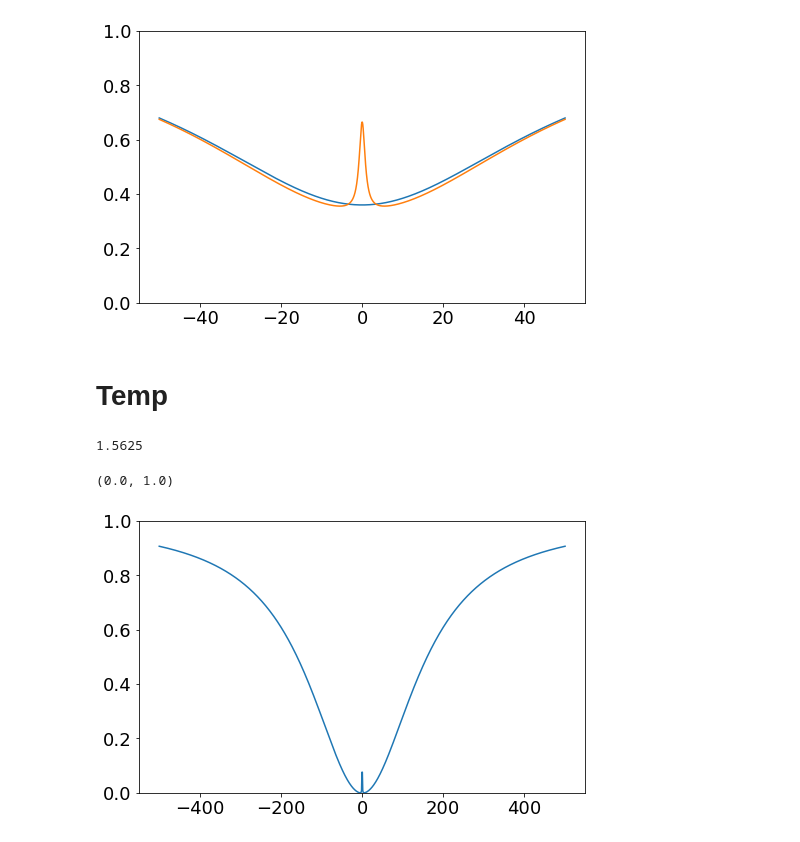
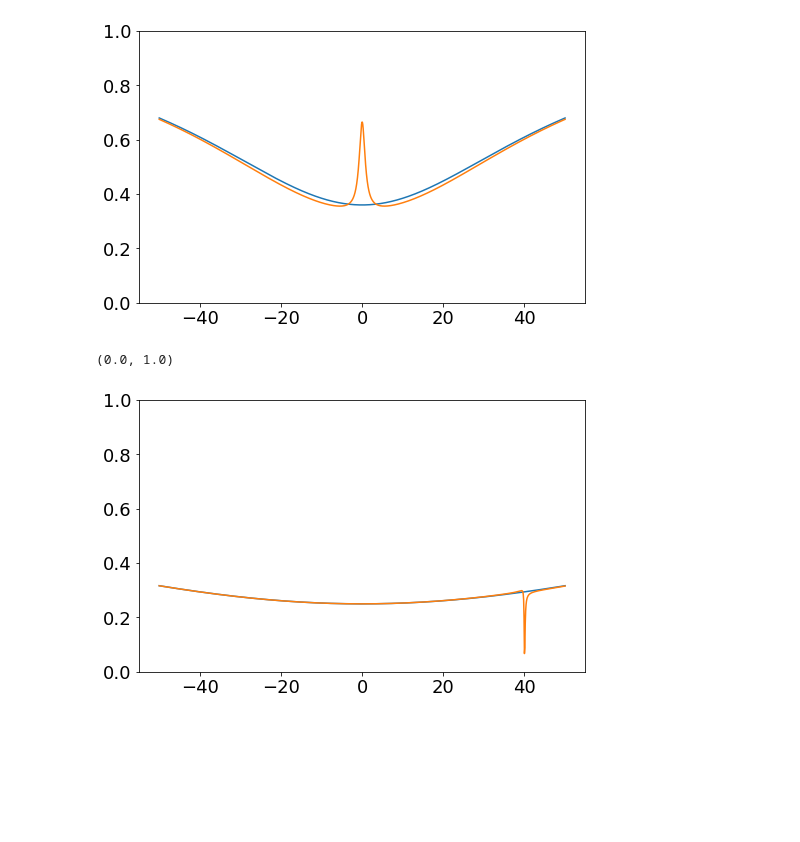
Before and after one commit to huanyanqi/siv-cqed-model, a Jupyter notebook: notebooks/cavityqed_explore.ipynb, the cells around one changed output. Drawn from its saved outputs; the diff is of its cells as text; code cells hidden in the pictures; blank space fills up the shorter version.

```diff
--- a/notebooks/cavityqed_explore.ipynb
+++ b/notebooks/cavityqed_explore.ipynb
@@ -83,20 +83,12 @@ plt.ylim([0, 1])
 # %% [output]
 (0.0, 1.0)
 [figure]
-# %% [markdown]
-# Temp
 # %%
-g = 5
-
-c = Cavity({"w_c" : 0., "k_in" : 80, "k_tot" : 160},
-           {"w_up" : 0., "g_up" : g, "gamma_up" : 0.1})
-
-w_arr_wide = np.linspace(-500, 500, 1000)
-plt.plot(w_arr_wide, c.reflectance(w_arr_wide, 1), label="up")
-print(g*g/(160*0.1))
-
+c = Cavity({"w_c" : 0, "k_in" : 120, "k_tot" : 160},
+           {"w_up" : 40., "g_up" : 2.2, "gamma_up" : 0.1})
+plt.plot(w_arr, c.reflectance(w_arr, -1), label="empty")
+plt.plot(w_arr, c.reflectance(w_arr, 1), label="up")
 plt.ylim([0, 1])
 # %% [output]
-1.5625
+(0.0, 1.0)
-(0.0, 1.0)
-[figure, old version]
+[figure, new version]
```
Also changed, not shown: parts of 2 cells of this notebook, 2 other files.
